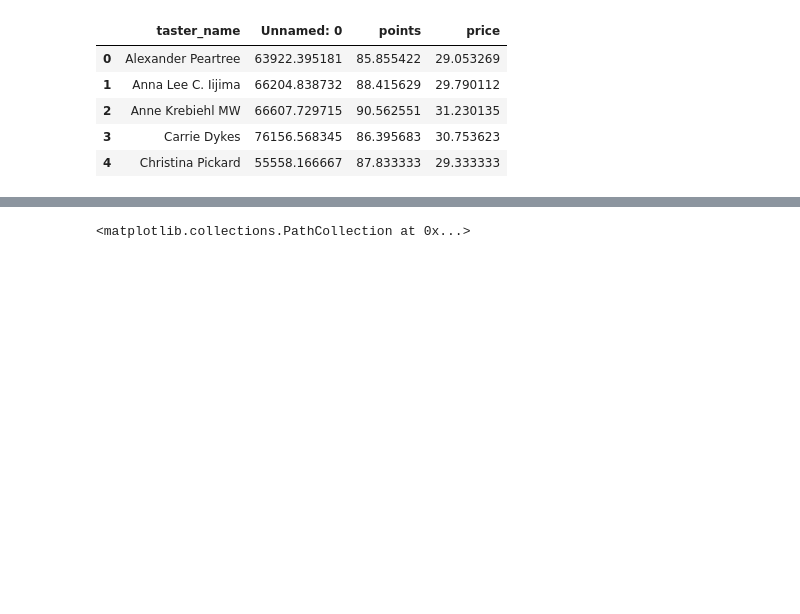
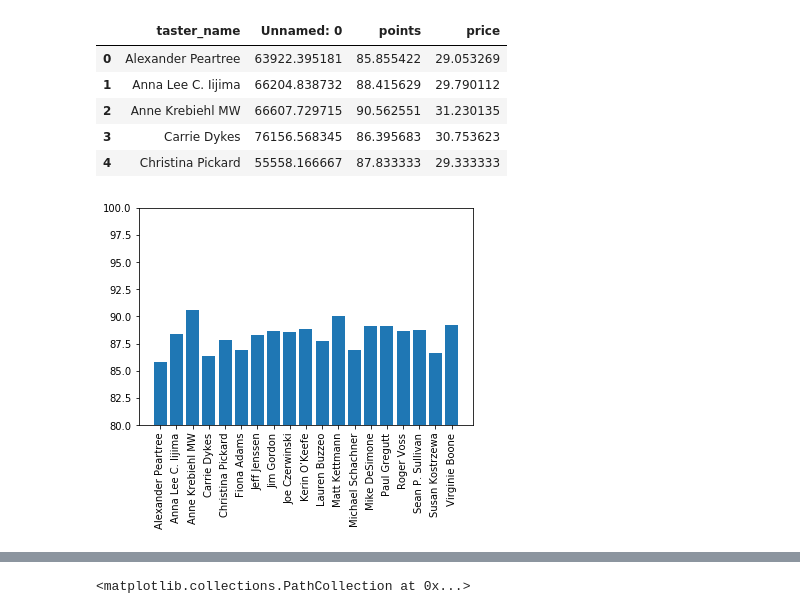
Before and after one commit to renatonico/Pygeons, a Jupyter notebook: notebooks/angel.ipynb, the cells around one changed output, grey strips where cells are left out. Saved outputs shown, nothing was run; the diff lists cells and outputs as text; code cells hidden in the pictures; blank space fills up the shorter version.

Commit message:
'adding taster plots'

```diff
--- a/notebooks/angel.ipynb
+++ b/notebooks/angel.ipynb
@@ -85,3 +85,11 @@ country_province.head()
 | 2 | Anne Krebiehl MW | 66607.729715 | 90.562551 | 31.230135 |
 | 3 | Carrie Dykes | 76156.568345 | 86.395683 | 30.753623 |
 | 4 | Christina Pickard | 55558.166667 | 87.833333 | 29.333333 |
+# %%
+plt.bar(country_province['taster_name'],country_province['points'])
+plt.ylim(80,100)
+plt.xticks(rotation=90)
+
+plt.show()
+# %% [output]
+[figure, added]
```
Also changed, not shown: parts of 8 cells of this notebook.
